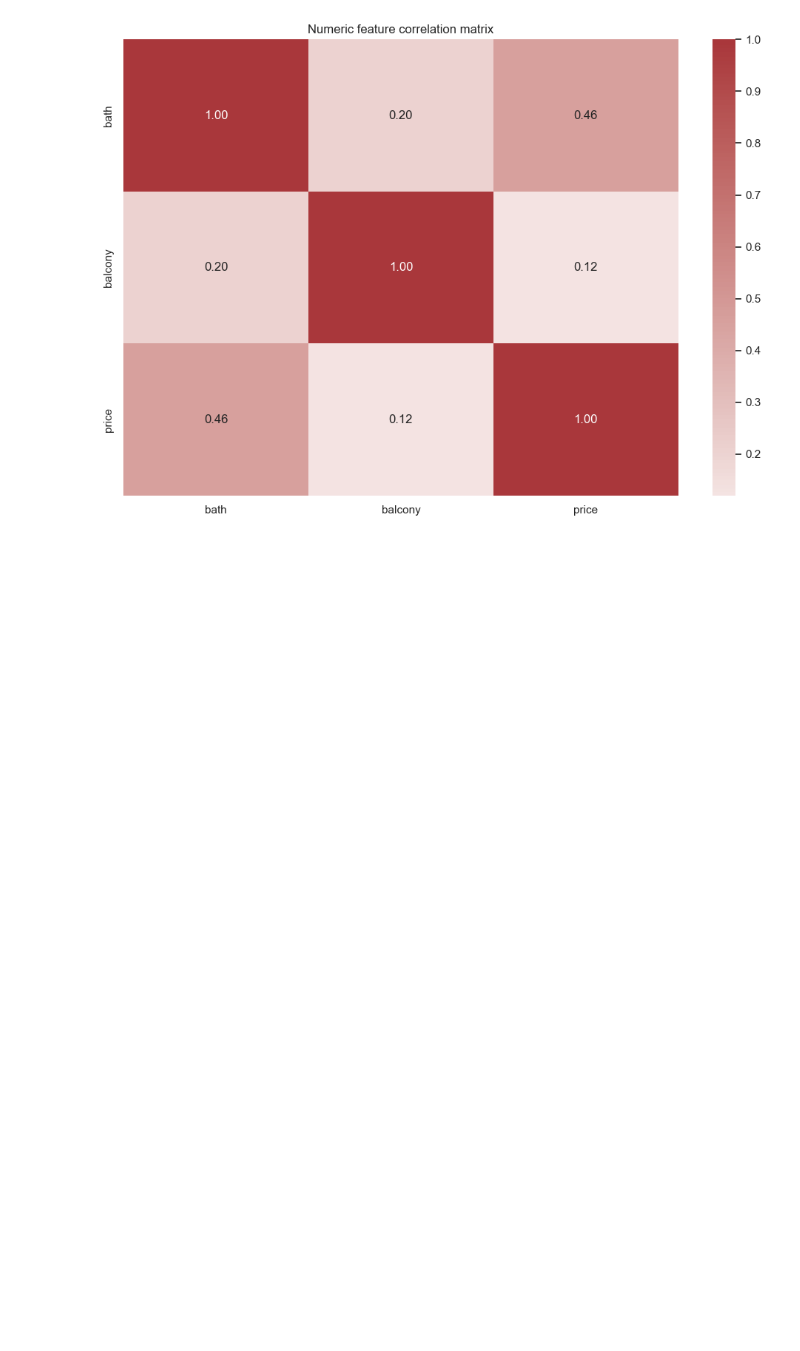
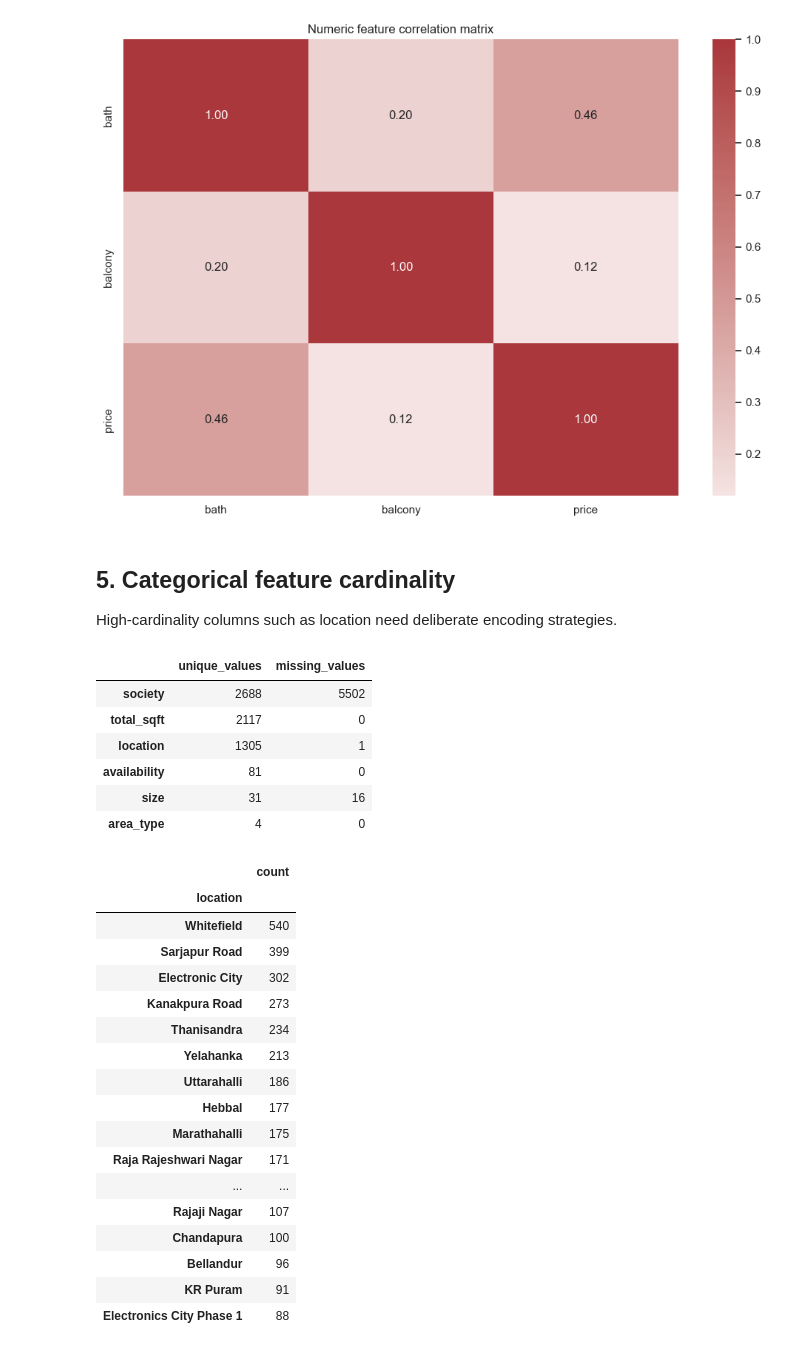
Before and after one commit to VedantGupta19402/Pricepilot, a Jupyter notebook: notebooks/01_exploratory_data_analysis (1).ipynb, the cells around one changed output. Drawn from its saved outputs; the diff is of its cells as text; code cells hidden in the pictures; blank space fills up the shorter version.

```diff
--- a/notebooks/01_exploratory_data_analysis (1).ipynb
+++ b/notebooks/01_exploratory_data_analysis (1).ipynb
@@ -142,3 +142,42 @@ else:
 | balcony | 12711.0 | 1.584376 | 0.817263 | 0.0 | 1.0 | 2.0 | 2.0 | 3.0 |
 | price | 13320.0 | 112.565627 | 148.971674 | 8.0 | 50.0 | 72.0 | 120.0 | 3600.0 |
 [figure]
+# %% [markdown]
+## 5. Categorical feature cardinality
+High-cardinality columns such as location need deliberate encoding strategies.
+# %%
+categorical_columns = df.select_dtypes(include=["object", "category"]).columns
+cardinality = pd.DataFrame({
+    "unique_values": df[categorical_columns].nunique(dropna=True),
+    "missing_values": df[categorical_columns].isna().sum(),
+})
+display(cardinality.sort_values("unique_values", ascending=False))
+
+if "location" in df.columns:
+    display(df["location"].value_counts(dropna=False).head(20).to_frame("count"))
+# %% [output]
+|  | unique_values | missing_values |
+| society | 2688 | 5502 |
+| total_sqft | 2117 | 0 |
+| location | 1305 | 1 |
+| availability | 81 | 0 |
+| size | 31 | 16 |
+| area_type | 4 | 0 |
+|  | count |
+| location |  |
+| Whitefield | 540 |
+| Sarjapur Road | 399 |
+| Electronic City | 302 |
+| Kanakpura Road | 273 |
+| Thanisandra | 234 |
+| Yelahanka | 213 |
+| Uttarahalli | 186 |
+| Hebbal | 177 |
+| Marathahalli | 175 |
+| Raja Rajeshwari Nagar | 171 |
+| ... | ... |
+| Rajaji Nagar | 107 |
+| Chandapura | 100 |
+| Bellandur | 96 |
+| KR Puram | 91 |
+| Electronics City Phase 1 | 88 |
```
